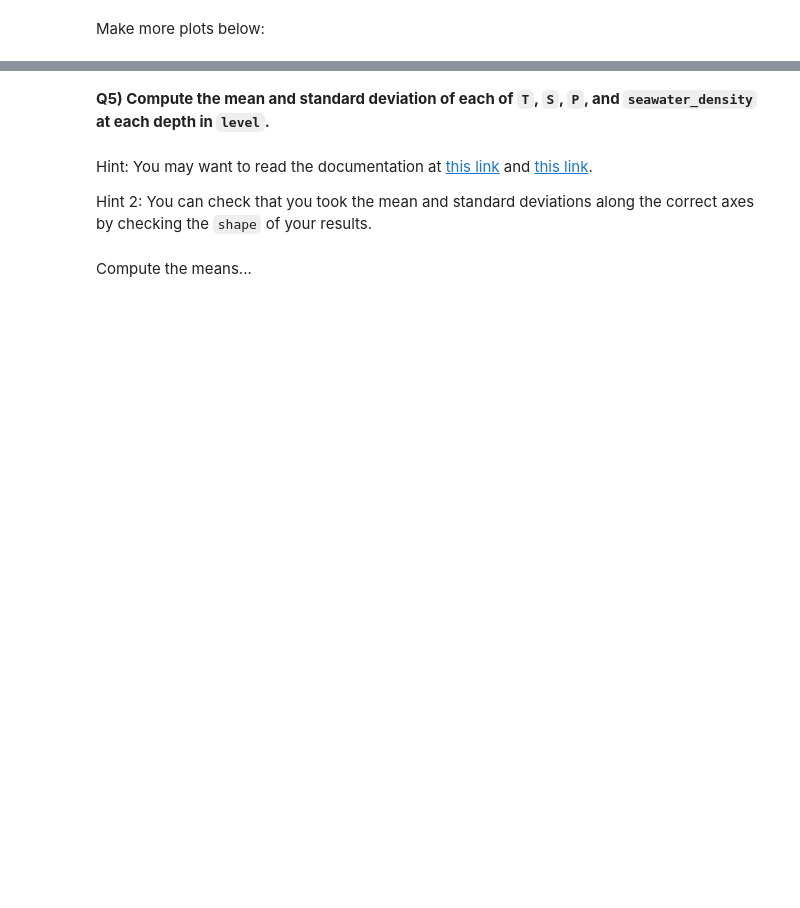
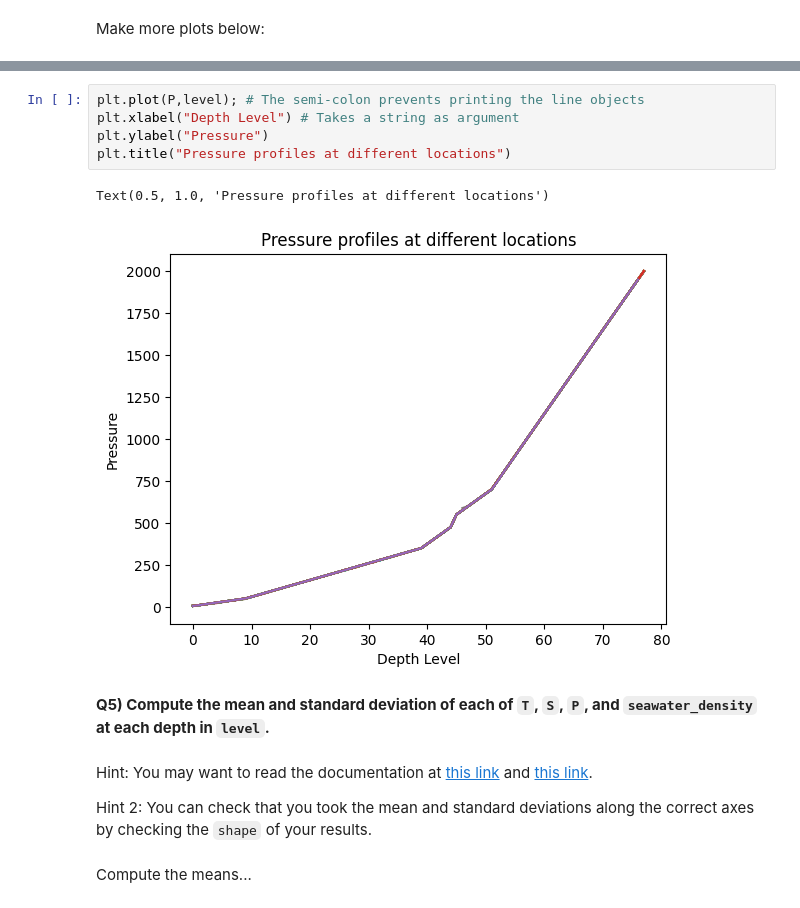
Before and after one commit to Cyp202/2025_Intro_Python, a Jupyter notebook: notebook/W2_S1.ipynb, the cells around one changed output, grey strips where cells are left out. Drawn from its saved outputs; the diff is of its cells as text; blank space fills up the shorter version.

```diff
--- a/notebook/W2_S1.ipynb
+++ b/notebook/W2_S1.ipynb
@@ -417,3 +446,11 @@ Make more plots below:
+# %%
+plt.plot(P,level); # The semi-colon prevents printing the line objects
+plt.xlabel("Depth Level") # Takes a string as argument
+plt.ylabel("Pressure")
+plt.title("Pressure profiles at different locations")
+# %% [output]
+Text(0.5, 1.0, 'Pressure profiles at different locations')
+[figure, added]
 # %% [markdown]
 **Q5) Compute the mean and standard deviation of each of `T`, `S`, `P`, and `seawater_density` at each depth in `level`.**
 # %% [markdown]
```
Also changed, not shown: parts of 23 cells of this notebook.
